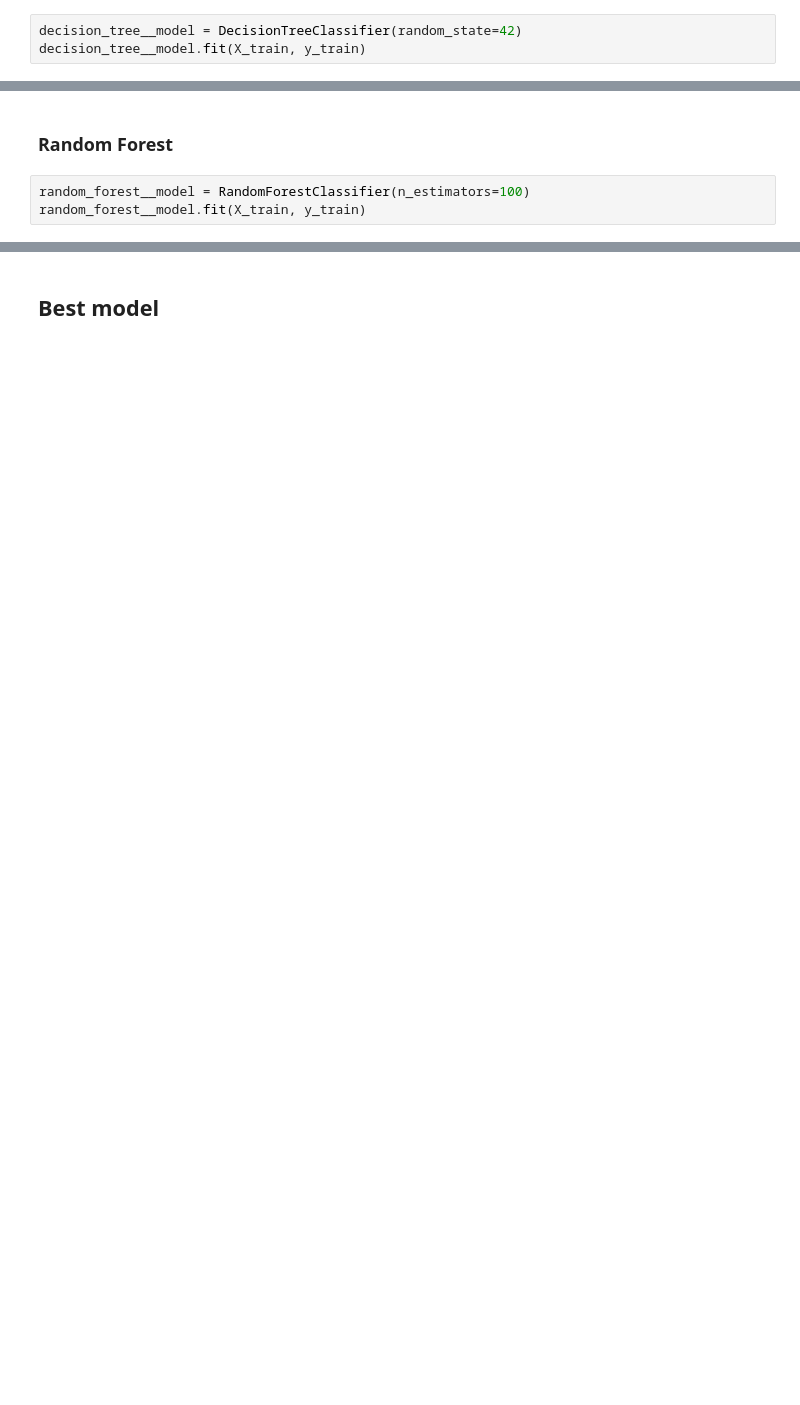
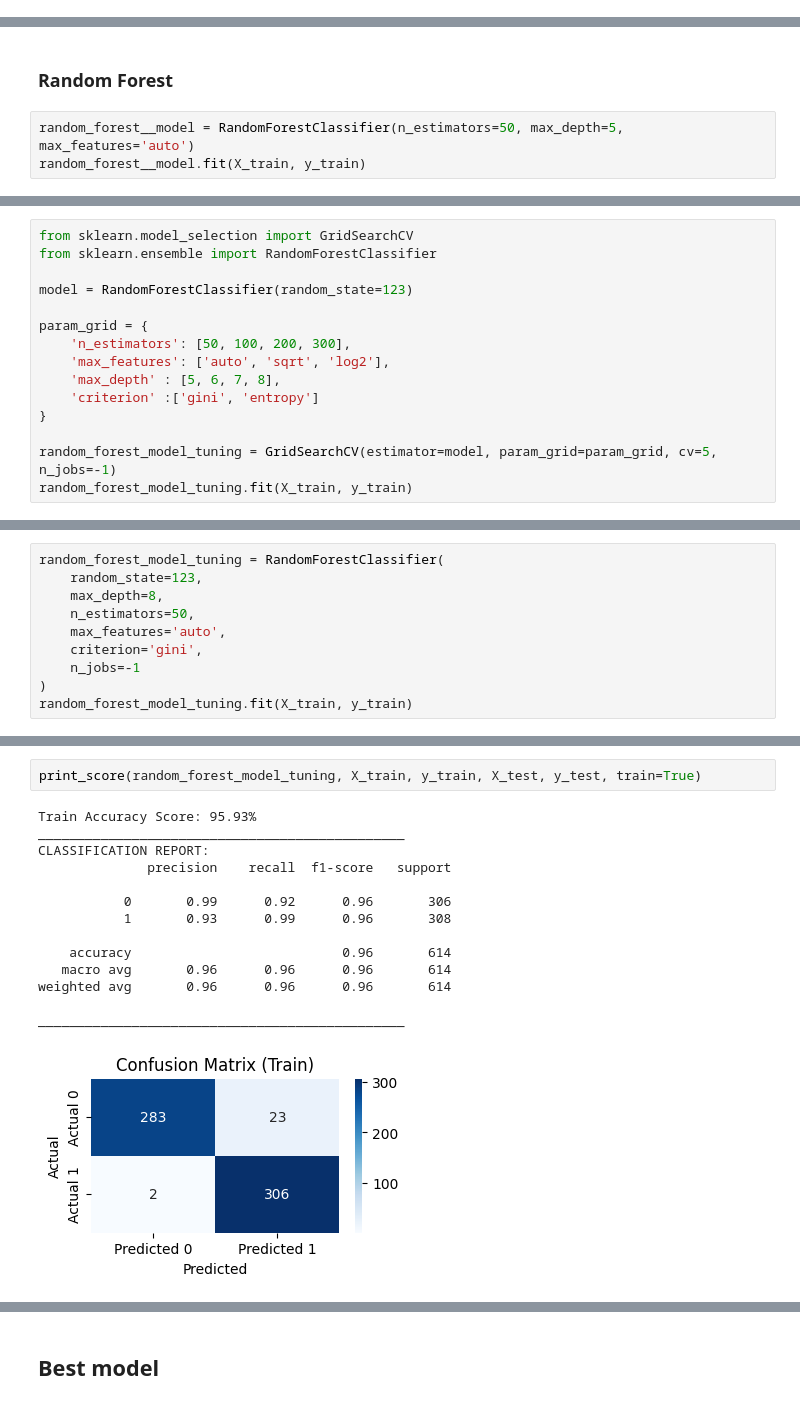
Before and after one commit to SyarifulMsth/predictive-analysis-of-diabetes, a Jupyter notebook: Notebook.ipynb, the cells around one changed output, grey strips where cells are left out. Cells and saved outputs as stored; diff of their text form; blank space fills up the shorter version.

```diff
--- a/Notebook.ipynb
+++ b/Notebook.ipynb
@@ -408,3 +357,0 @@ Confusion Matrix:
-# %%
-decision_tree__model = DecisionTreeClassifier(random_state=42)
-decision_tree__model.fit(X_train, y_train)
@@ -434,6 +383,6 @@ Confusion Matrix:
 # %% [markdown]
 ### Random Forest
 # %%
-random_forest__model = RandomForestClassifier(n_estimators=100)
+random_forest__model = RandomForestClassifier(n_estimators=50, max_depth=5, max_features='auto')
 random_forest__model.fit(X_train, y_train)
 # %% [output]
@@ -511,0 +426,15 @@ Random Forest           : 0.8447
+# %%
+from sklearn.model_selection import GridSearchCV
+from sklearn.ensemble import RandomForestClassifier
+
+model = RandomForestClassifier(random_state=123)
+
+param_grid = {
+    'n_estimators': [50, 100, 200, 300],
+    'max_features': ['auto', 'sqrt', 'log2'],
+    'max_depth' : [5, 6, 7, 8],
+    'criterion' :['gini', 'entropy']
+}
+
+random_forest_model_tuning = GridSearchCV(estimator=model, param_grid=param_grid, cv=5, n_jobs=-1)
+random_forest_model_tuning.fit(X_train, y_train)
@@ -511,0 +452,10 @@ Random Forest           : 0.8447
+# %%
+random_forest_model_tuning = RandomForestClassifier(
+    random_state=123,
+    max_depth=8,
+    n_estimators=50,
+    max_features='auto',
+    criterion='gini',
+    n_jobs=-1
+)
+random_forest_model_tuning.fit(X_train, y_train)
@@ -511,0 +465,17 @@ Random Forest           : 0.8447
+# %%
+print_score(random_forest_model_tuning, X_train, y_train, X_test, y_test, train=True)
+# %% [output]
+Train Accuracy Score: 95.93%
+_______________________________________________
+CLASSIFICATION REPORT:
+              precision    recall  f1-score   support
+
+           0       0.99      0.92      0.96       306
+           1       0.93      0.99      0.96       308
+
+    accuracy                           0.96       614
+   macro avg       0.96      0.96      0.96       614
+weighted avg       0.96      0.96      0.96       614
+
+_______________________________________________
+[figure, added]
```
Also changed, not shown: parts of 26 cells of this notebook, 1 other file.
